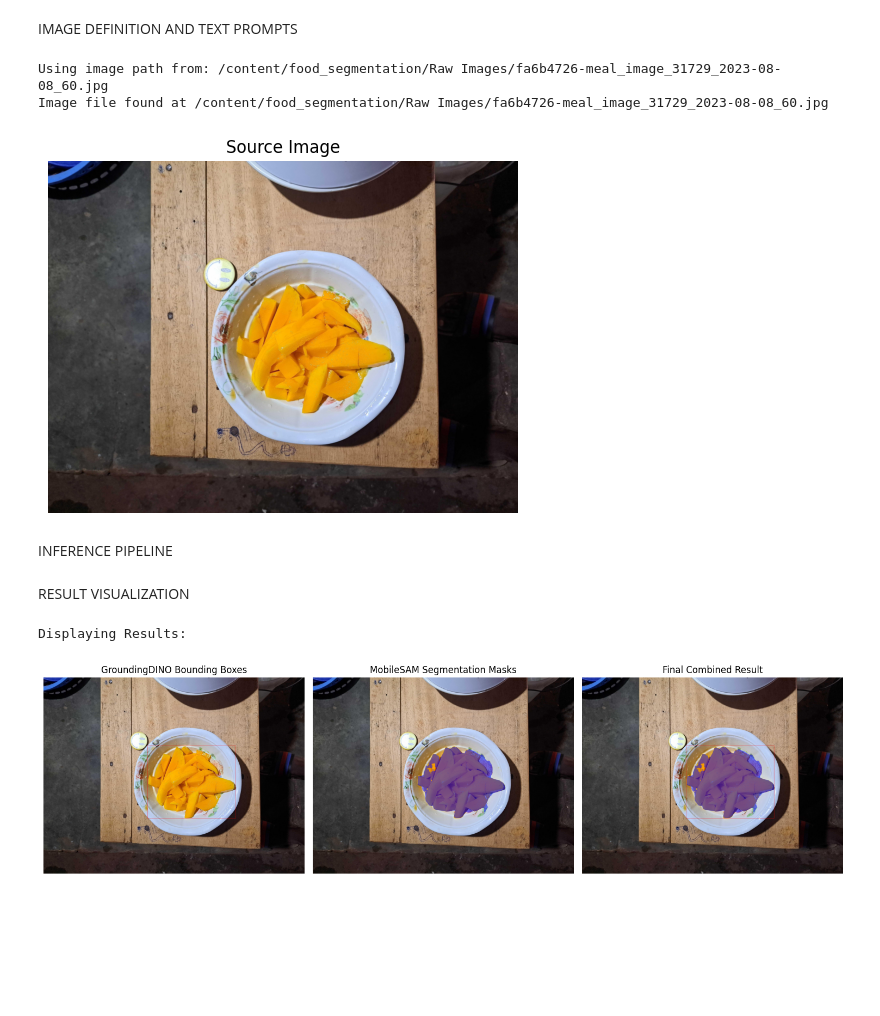
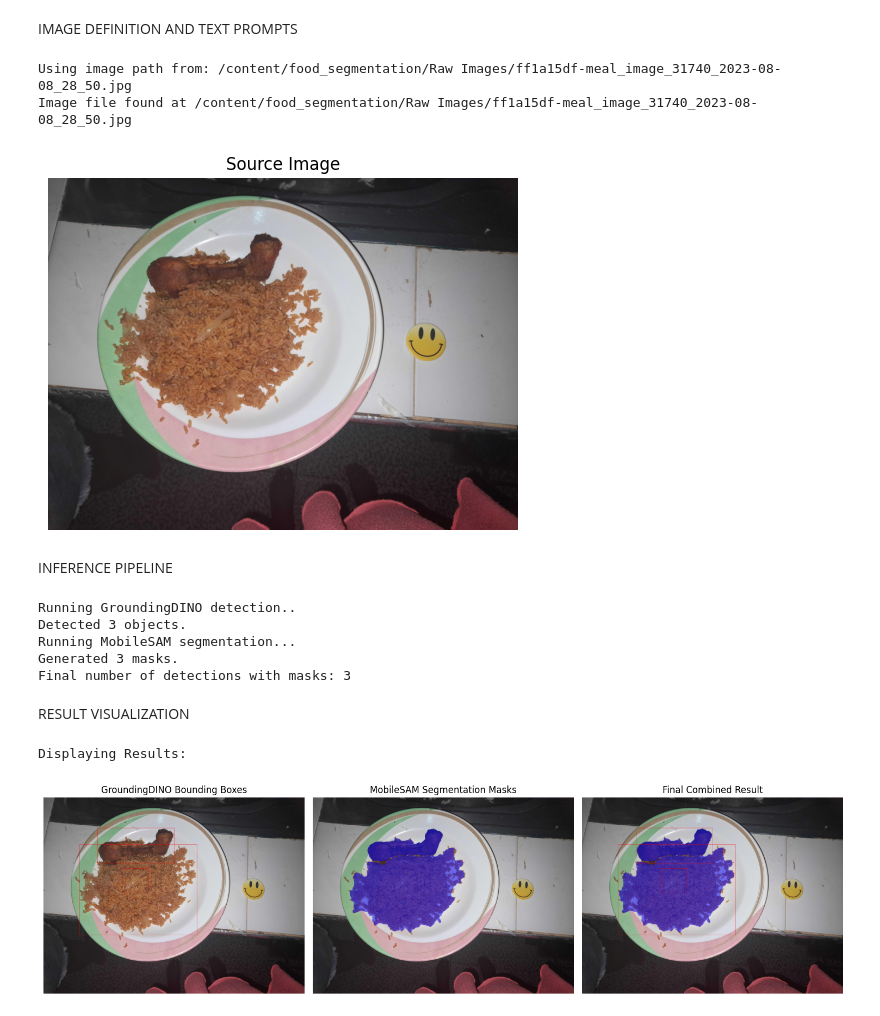
Before and after one commit to Bempong-Sylvester-Obese/Food-segmentation-with-pre-trained-model, a Jupyter notebook: Food_Segmentation.ipynb, the cells around one changed output. Drawn from its saved outputs; the diff is of its cells as text; code cells hidden in the pictures; blank space fills up the shorter version.

```diff
--- a/Food_Segmentation.ipynb
+++ b/Food_Segmentation.ipynb
@@ -108,7 +108,7 @@ import matplotlib.pyplot as plt
 import math
 
 # Image path
-IMAGE_NAME = "/content/food_segmentation/Raw Images/fa6b4726-meal_image_31729_2023-08-08_60.jpg"
+IMAGE_NAME = "/content/food_segmentation/Raw Images/ff1a15df-meal_image_31740_2023-08-08_28_50.jpg"
 
 IMAGE_PATH = os.path.join(ABS_PROJECT_DIR, IMAGE_NAME)
 
@@ -118,38 +118,38 @@ print(f"Using image path from: {IMAGE_PATH}")
 # Check if the image file exists
 if not os.path.exists(IMAGE_PATH):
     print(f"Error: Image file not found at {IMAGE_PATH}")
 else:
     print(f"Image file found at {IMAGE_PATH}")
     # Text Prompt
-    CLASSES =["Mango"]
-    PROMPT = "A Sliced mango"
+    CLASSES =["Jollof Rice and chicken"]
+    PROMPT = "Jollof Rice with Fried Chicken and a slice of onion"
 
     # Visualisation helper function
     def show_image(images, titles=None, cols=2):
         rows = math.ceil(len(images) / cols)
         fig, axes = plt.subplots(rows, cols, figsize=(cols * 5, rows * 5))
         axes = axes.flatten() if rows > 1 or cols > 1 else [axes]
 
         for i, img in enumerate(images):
             axes[i].imshow(cv2.cvtColor(img, cv2.COLOR_BGR2RGB))
             if titles and i < len(titles):
                 axes[i].set_title(titles[i])
             axes[i].axis('off')
 
         # Hide any unused subplots
         for j in range(i + 1, len(axes)):
             axes[j].axis('off')
 
         plt.tight_layout()
         plt.show()
 
 
     source_image = cv2.imread(IMAGE_PATH)
     show_image([source_image], titles=["Source Image"], cols=1)
 # %% [output]
-Using image path from: /content/food_segmentation/Raw Images/fa6b4726-meal_image_31729_2023-08-08_60.jpg
-Image file found at /content/food_segmentation/Raw Images/fa6b4726-meal_image_31729_2023-08-08_60.jpg
+Using image path from: /content/food_segmentation/Raw Images/ff1a15df-meal_image_31740_2023-08-08_28_50.jpg
+Image file found at /content/food_segmentation/Raw Images/ff1a15df-meal_image_31740_2023-08-08_28_50.jpg
-[figure, old version]
+[figure, new version]
 # %% [markdown]
 INFERENCE PIPELINE
 # %%
@@ -233,6 +233,12 @@ else:
     detections = sv.Detections.empty()
 
 print(f"Final number of detections with masks: {len(detections)}")
+# %% [output]
+Running GroundingDINO detection..
+Detected 3 objects.
+Running MobileSAM segmentation...
+Generated 3 masks.
+Final number of detections with masks: 3
 # %% [markdown]
 RESULT VISUALIZATION
 # %%
@@ -287,4 +293,4 @@ titles_for_display = [
 show_image(images_to_display, titles=titles_for_display, cols=3) # Display in 3 columns
 # %% [output]
 Displaying Results:
-[figure, old version]
+[figure, new version]
```
